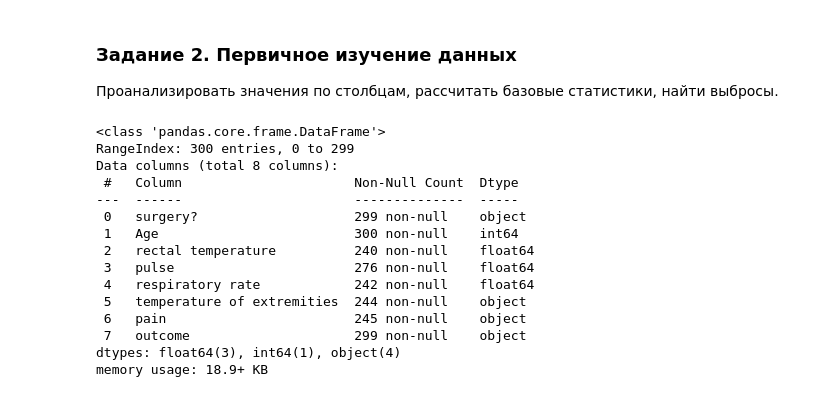
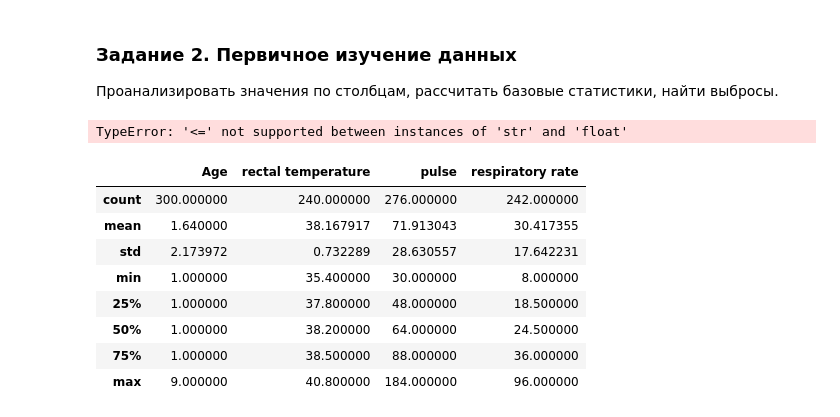
Before and after one commit to andreychnv/PYDA-22, a Jupyter notebook: stpy-22/dz1/Untitled.ipynb, the cells around one changed output. Drawn from its saved outputs; the diff is of its cells as text; code cells hidden in the pictures.

```diff
--- a/stpy-22/dz1/Untitled.ipynb
+++ b/stpy-22/dz1/Untitled.ipynb
@@ -11,6 +11,3 @@ df = pd.read_csv('horse_data.csv',
                         '25', '26', '27', '28'],
                  usecols=['surgery?', 'Age', 'rectal temperature', 'pulse', 'respiratory rate', 'temperature of extremities',
                           'pain', 'outcome'])
-# %%
-df = df.replace('?', NaN)   # заменим пропуски "?" на NaN для удобства работы,
-                            # преварительно убедившись, что ? - это и только это является пропуском
@@ -16,0 +30,13 @@ df = df.replace('?', NaN)   # заменим пропуски "?" на NaN дл
+# %%
+df = df.replace('?', 1111)   # заменим пропуски "?" на 1111, чтобы переопределение типов не вызвало ошибку
+                             # преварительно убедившись, что ? - это и только это является пропуском
+df = df.astype({'surgery?': int,
+                'Age': int,
+                'rectal temperature': float,
+                'pulse': int,
+                'respiratory rate': int,
+                'temperature of extremities': float,
+                'pain': int,
+                'outcome': int
+               })
+df = df.replace(1111, NaN)   # заменим пропуски "1111" на NaN для удобства работы
@@ -17,21 +77,19 @@ df = df.replace('?', NaN)   # заменим пропуски "?" на NaN дл
 # %% [markdown]
 ### Задание 2. Первичное изучение данных
 Проанализировать значения по столбцам, рассчитать базовые статистики, найти выбросы.
-# %%
-df.info() # проверяем типы данных и количество пропусков в столбцах
-# %% [output]
-<class 'pandas.core.frame.DataFrame'>
-RangeIndex: 300 entries, 0 to 299
-Data columns (total 8 columns):
- #   Column                      Non-Null Count  Dtype
----  ------                      --------------  -----
- 0   surgery?                    299 non-null    object
- 1   Age                         300 non-null    int64
- 2   rectal temperature          240 non-null    float64
- 3   pulse                       276 non-null    float64
- 4   respiratory rate            242 non-null    float64
- 5   temperature of extremities  244 non-null    object
- 6   pain                        245 non-null    object
- 7   outcome                     299 non-null    object
-dtypes: float64(3), int64(1), object(4)
-memory usage: 18.9+ KB
+# %%
+df['surgery?'].min()
+# %% [output]
+TypeError: '<=' not supported between instances of 'str' and 'float'
+# %%
+df.describe()
+# %% [output]
+|  | Age | rectal temperature | pulse | respiratory rate |
+| count | 300.000000 | 240.000000 | 276.000000 | 242.000000 |
+| mean | 1.640000 | 38.167917 | 71.913043 | 30.417355 |
+| std | 2.173972 | 0.732289 | 28.630557 | 17.642231 |
+| min | 1.000000 | 35.400000 | 30.000000 | 8.000000 |
+| 25% | 1.000000 | 37.800000 | 48.000000 | 18.500000 |
+| 50% | 1.000000 | 38.200000 | 64.000000 | 24.500000 |
+| 75% | 1.000000 | 38.500000 | 88.000000 | 36.000000 |
+| max | 9.000000 | 40.800000 | 184.000000 | 96.000000 |
```
Also changed, not shown: parts of 17 cells of this notebook, 2 other files.
